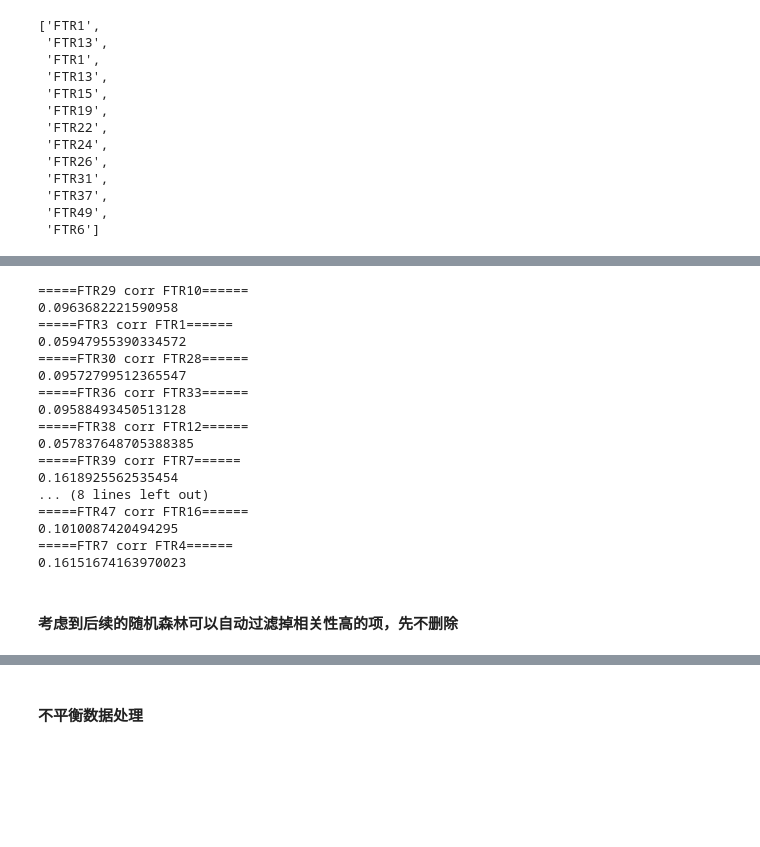
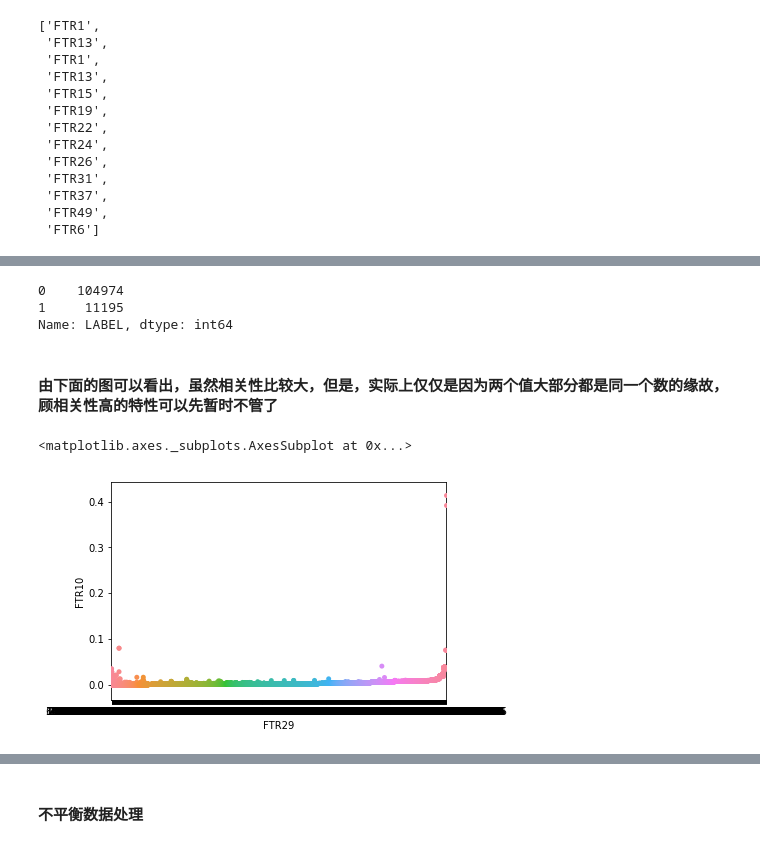
Before and after one commit to marrygit/shebao-fanqizha, a Jupyter notebook: shebao.ipynb, the cells around one changed output, grey strips where cells are left out. Saved outputs shown, nothing was run; the diff lists cells and outputs as text; code cells hidden in the pictures; blank space fills up the shorter version.

```diff
--- a/shebao.ipynb
+++ b/shebao.ipynb
@@ -424,31 +420,23 @@ Name: LABEL, dtype: int64
 # %%
+'''
+train[train.FTR29 != train.FTR10].LABEL.value_counts()
+
 def report_high_corr(col1, col2):
     """输出高相关性的两列不同元素的正负样本比例"""
     print("====={0} corr {1}======".format(col1,col2))
     print(train[train[col1] != train[col2]].LABEL.value_counts()[1] / train[train[col1] != train[col2]].shape[0])
+
+high_corr_cols = [("FTR29","FTR10"),("FTR3","FTR1"),("FTR30","FTR28"),("FTR36","FTR33"),("FTR38","FTR12"),
+                  ("FTR39","FTR7"),("FTR40","FTR20"),("FTR41","FTR36"),("FTR43","FTR9"),("FTR46","FTR37"),
+                  ("FTR47","FTR16"),("FTR7","FTR4")]
+for i,j in high_corr_cols:
+    report_high_corr(i,j)
+#### 考虑到后续的随机森林可以自动过滤掉相关性高的项，先不删除
+
+high_corr_del = ["FTR3","FTR30","FTR38","FTR39","FTR40","FTR43","FTR46","FTR47","FTR7"]
+delete_columns.extend(high_corr_del)
+'''
+# %% [output]
+0    104974
+1     11195
+Name: LABEL, dtype: int64
-# %%
-high_corr_cols = [("FTR29","FTR10"),("FTR3","FTR1"),("FTR30","FTR28"),("FTR36","FTR33"),("FTR38","FTR12"),
-                  ("FTR39","FTR7"),("FTR40","FTR20"),("FTR41","FTR36"),("FTR43","FTR9"),("FTR46","FTR37"),
-                  ("FTR47","FTR16"),("FTR7","FTR4")]
-for i,j in high_corr_cols:
-    report_high_corr(i,j)
-# %% [output]
-=====FTR29 corr FTR10======
-0.0963682221590958
-=====FTR3 corr FTR1======
-0.05947955390334572
-=====FTR30 corr FTR28======
-0.09572799512365547
-=====FTR36 corr FTR33======
-0.09588493450513128
-=====FTR38 corr FTR12======
-0.057837648705388385
-=====FTR39 corr FTR7======
-0.1618925562535454
-... (8 lines left out)
-=====FTR47 corr FTR16======
-0.1010087420494295
-=====FTR7 corr FTR4======
-0.16151674163970023
-# %% [markdown]
-#### 考虑到后续的随机森林可以自动过滤掉相关性高的项，先不删除
@@ -457,0 +443,7 @@ delete_columns.extend(high_corr_del)
+# %% [markdown]
+#### 由下面的图可以看出，虽然相关性比较大，但是，实际上仅仅是因为两个值大部分都是同一个数的缘故，顾相关性高的特性可以先暂时不管了
+# %%
+sns.stripplot('FTR29','FTR10',data=train)
+# %% [output]
+<matplotlib.axes._subplots.AxesSubplot at 0x...>
+[figure, added]
```
Also changed, not shown: parts of 42 cells of this notebook.
